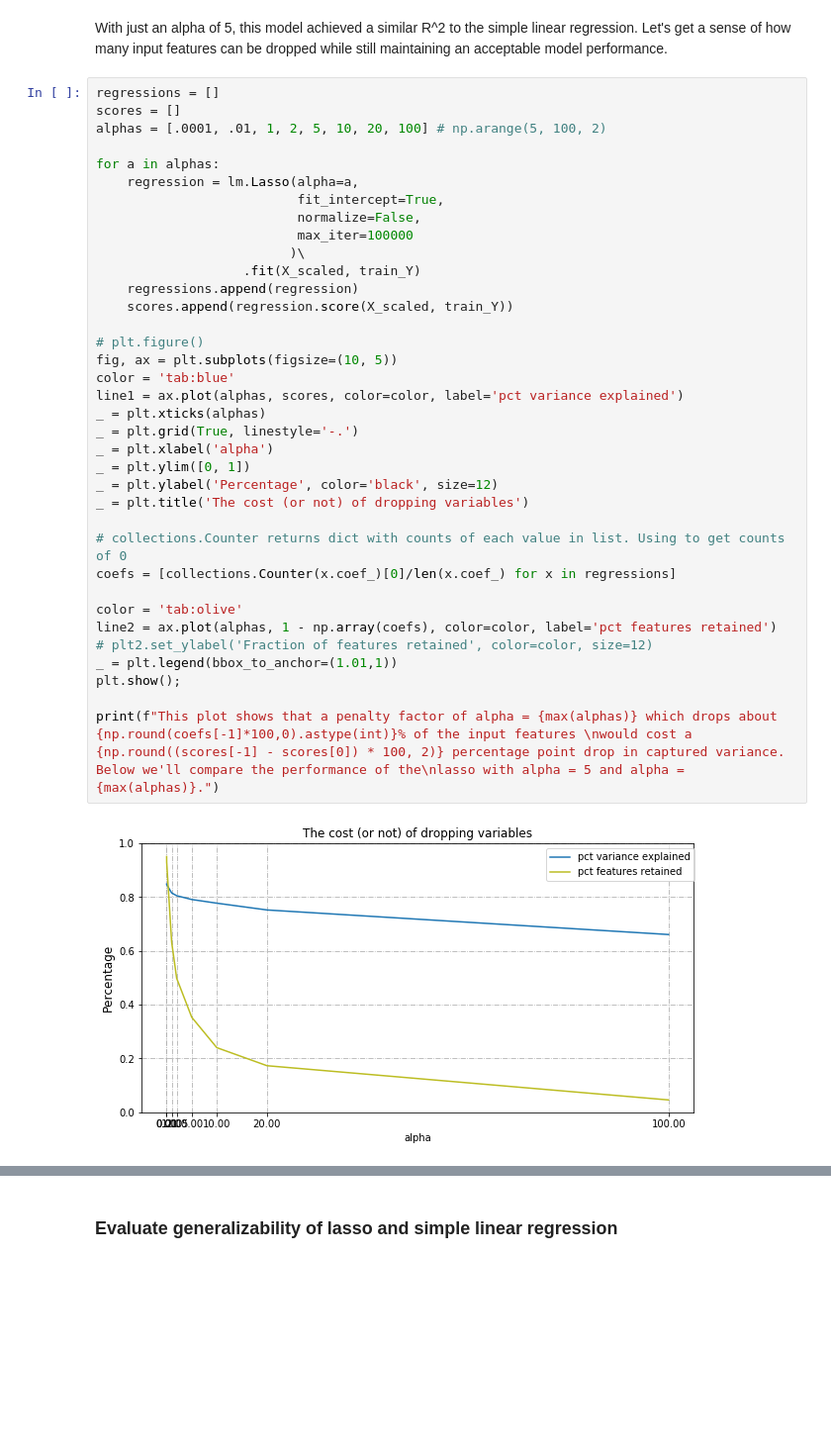
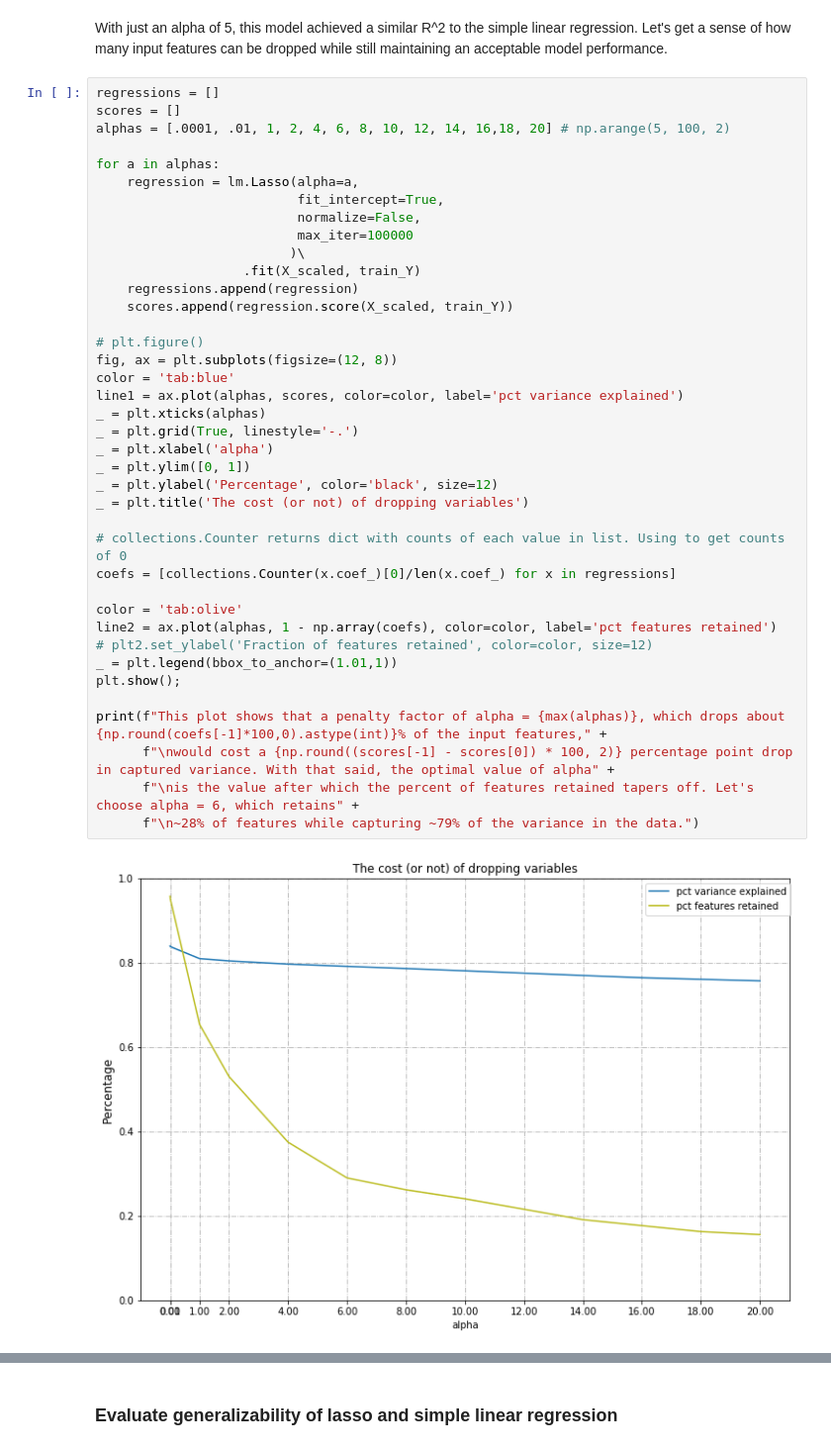
Before and after one commit to aditinabar/house-prices-modeling, a Jupyter notebook: Predicting House Prices.ipynb, the cells around one changed output, grey strips where cells are left out. Shown at 99% size. Drawn from its saved outputs; the diff is of its cells as text; blank space fills up the shorter version.

```diff
--- a/Predicting House Prices.ipynb
+++ b/Predicting House Prices.ipynb
@@ -285,38 +286,41 @@ With just an alpha of 5, this model achieved a similar R^2 to the simple linear
 # %%
 regressions = []
 scores = []
-alphas = [.0001, .01, 1, 2, 5, 10, 20, 100] # np.arange(5, 100, 2)
+alphas = [.0001, .01, 1, 2, 4, 6, 8, 10, 12, 14, 16,18, 20] # np.arange(5, 100, 2)
 
 for a in alphas:
     regression = lm.Lasso(alpha=a,
                           fit_intercept=True,
                           normalize=False,
                           max_iter=100000
                          )\
                    .fit(X_scaled, train_Y)
     regressions.append(regression)
     scores.append(regression.score(X_scaled, train_Y))
 
 # plt.figure()
-fig, ax = plt.subplots(figsize=(10, 5))
+fig, ax = plt.subplots(figsize=(12, 8))
 color = 'tab:blue'
 line1 = ax.plot(alphas, scores, color=color, label='pct variance explained')
 _ = plt.xticks(alphas)
 _ = plt.grid(True, linestyle='-.')
 _ = plt.xlabel('alpha')
 _ = plt.ylim([0, 1])
 _ = plt.ylabel('Percentage', color='black', size=12)
 _ = plt.title('The cost (or not) of dropping variables')
 
 # collections.Counter returns dict with counts of each value in list. Using to get counts of 0
 coefs = [collections.Counter(x.coef_)[0]/len(x.coef_) for x in regressions]
 
 color = 'tab:olive'
 line2 = ax.plot(alphas, 1 - np.array(coefs), color=color, label='pct features retained')
 # plt2.set_ylabel('Fraction of features retained', color=color, size=12)
 _ = plt.legend(bbox_to_anchor=(1.01,1))
 plt.show();
 
-print(f"This plot shows that a penalty factor of alpha = {max(alphas)} which drops about {np.round(coefs[-1]*100,0).astype(int)}% of the input features \nwould cost a {np.round((scores[-1] - scores[0]) * 100, 2)} percentage point drop in captured variance. Below we'll compare the performance of the\nlasso with alpha = 5 and alpha = {max(alphas)}.")
+print(f"This plot shows that a penalty factor of alpha = {max(alphas)}, which drops about {np.round(coefs[-1]*100,0).astype(int)}% of the input features," +
+      f"\nwould cost a {np.round((scores[-1] - scores[0]) * 100, 2)} percentage point drop in captured variance. With that said, the optimal value of alpha" +
+      f"\nis the value after which the percent of features retained tapers off. Let's choose alpha = 6, which retains" +
+      f"\n~28% of features while capturing ~79% of the variance in the data.")
 # %% [output]
-[figure, old version]
+[figure, new version]
```
Also changed, not shown: parts of 34 cells of this notebook, 1 other file.
